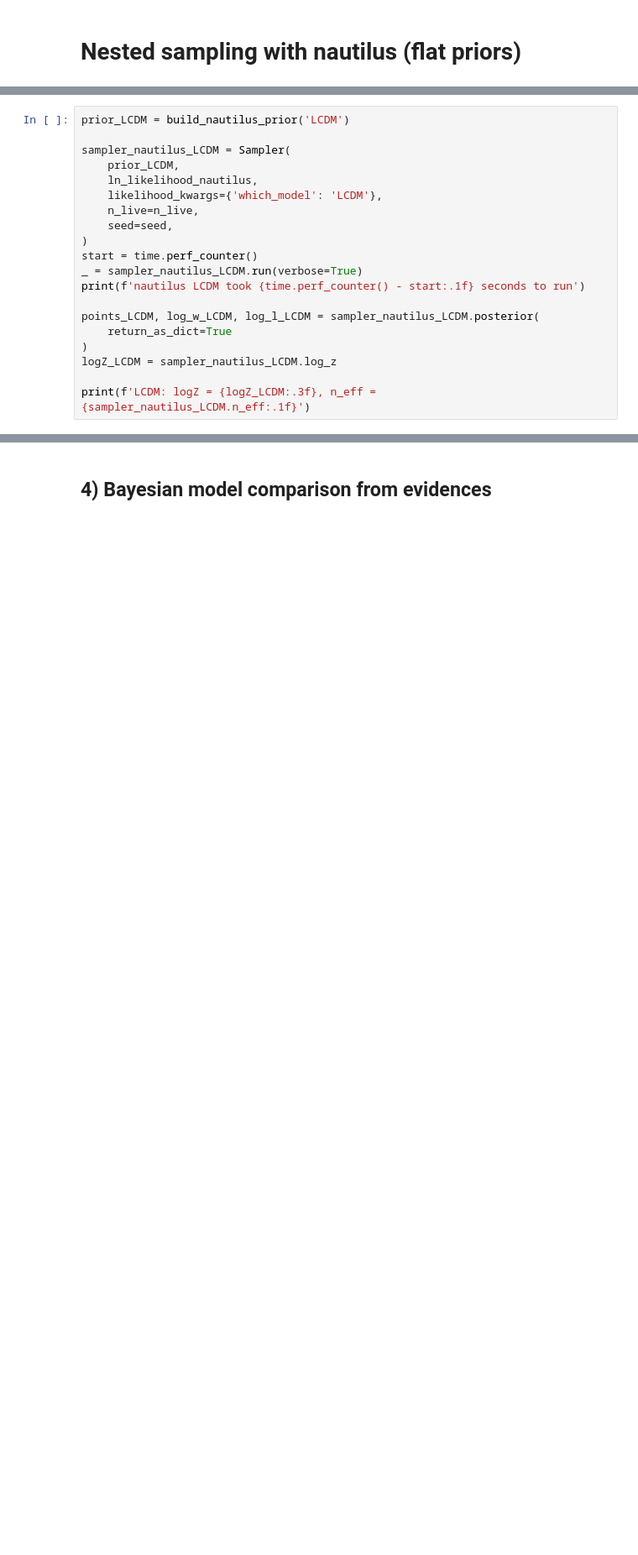
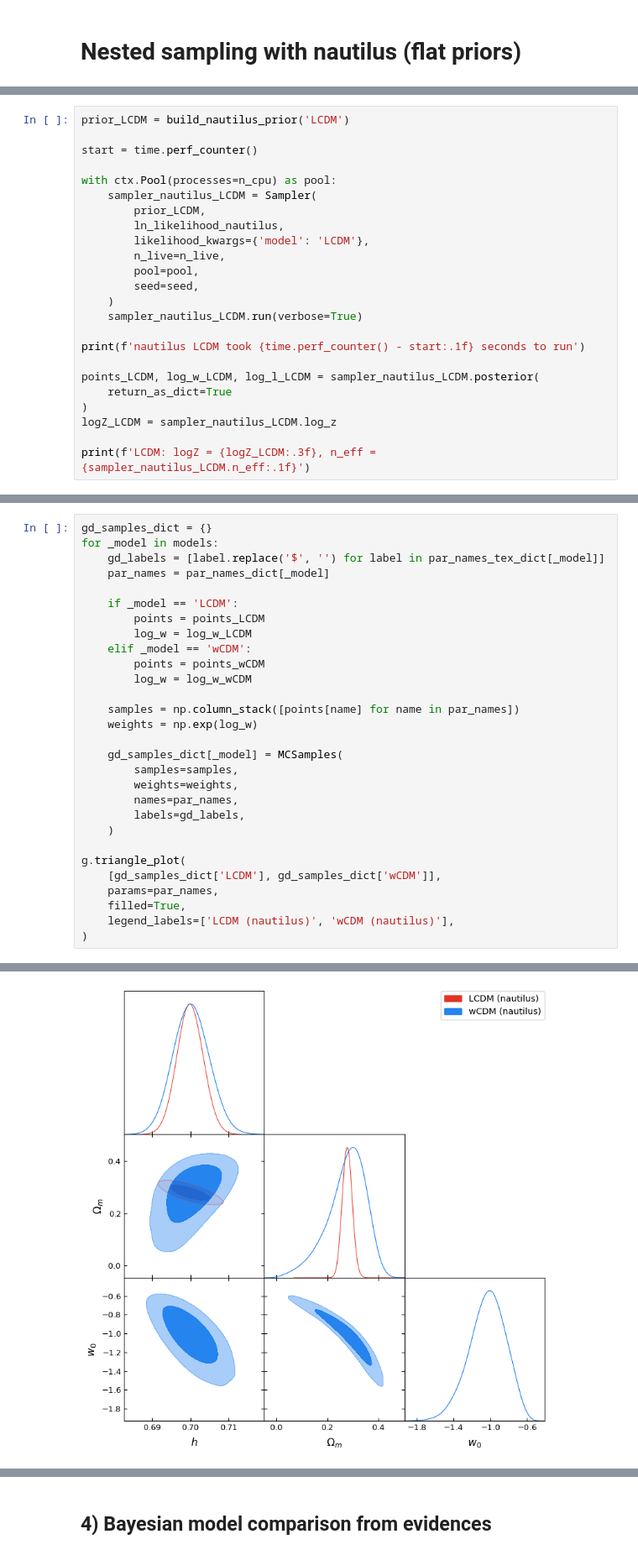
Before and after one commit to davidesciotti/Astrostats, a Jupyter notebook: SNIa_for_astrostats.ipynb, the cells around one changed output, grey strips where cells are left out. Shown at 84% size. Drawn from its saved outputs; the diff is of its cells as text; blank space fills up the shorter version.

Commit message:
more housekeeping, // nautilus and emcee, getdist plots, tentative fisher

```diff
--- a/SNIa_for_astrostats.ipynb
+++ b/SNIa_for_astrostats.ipynb
@@ -1101,15 +1122,19 @@ def ln_likelihood_nautilus(params, which_model):
 # %%
 prior_LCDM = build_nautilus_prior('LCDM')
 
-sampler_nautilus_LCDM = Sampler(
-    prior_LCDM,
-    ln_likelihood_nautilus,
-    likelihood_kwargs={'which_model': 'LCDM'},
-    n_live=n_live,
-    seed=seed,
-)
 start = time.perf_counter()
-_ = sampler_nautilus_LCDM.run(verbose=True)
+
+with ctx.Pool(processes=n_cpu) as pool:
+    sampler_nautilus_LCDM = Sampler(
+        prior_LCDM,
+        ln_likelihood_nautilus,
+        likelihood_kwargs={'model': 'LCDM'},
+        n_live=n_live,
+        pool=pool,
+        seed=seed,
+    )
+    sampler_nautilus_LCDM.run(verbose=True)
+
 print(f'nautilus LCDM took {time.perf_counter() - start:.1f} seconds to run')
 
 points_LCDM, log_w_LCDM, log_l_LCDM = sampler_nautilus_LCDM.posterior(
@@ -1149,0 +1188,30 @@ KeyError: 'w0'
+# %%
+gd_samples_dict = {}
+for _model in models:
+    gd_labels = [label.replace('$', '') for label in par_names_tex_dict[_model]]
+    par_names = par_names_dict[_model]
+
+    if _model == 'LCDM':
+        points = points_LCDM
+        log_w = log_w_LCDM
+    elif _model == 'wCDM':
+        points = points_wCDM
+        log_w = log_w_wCDM
+
+    samples = np.column_stack([points[name] for name in par_names])
+    weights = np.exp(log_w)
+
+    gd_samples_dict[_model] = MCSamples(
+        samples=samples,
+        weights=weights,
+        names=par_names,
+        labels=gd_labels,
+    )
+
+g.triangle_plot(
+    [gd_samples_dict['LCDM'], gd_samples_dict['wCDM']],
+    params=par_names,
+    filled=True,
+    legend_labels=['LCDM (nautilus)', 'wCDM (nautilus)'],
+)
+# %% [output]
@@ -1149,0 +1220 @@ KeyError: 'w0'
+[figure, added]
```
Also changed, not shown: parts of 32 cells of this notebook.
